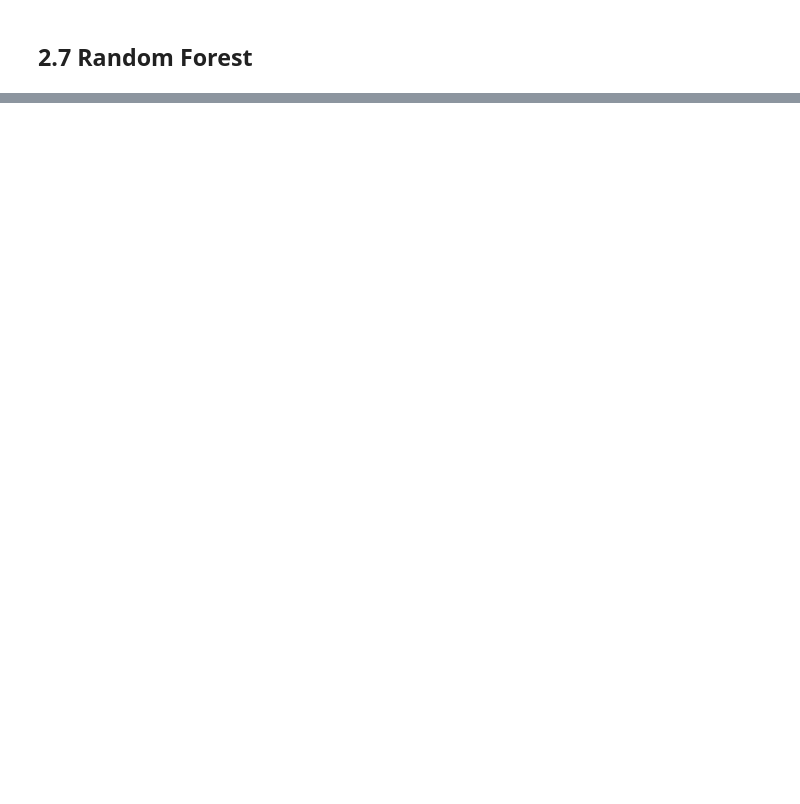
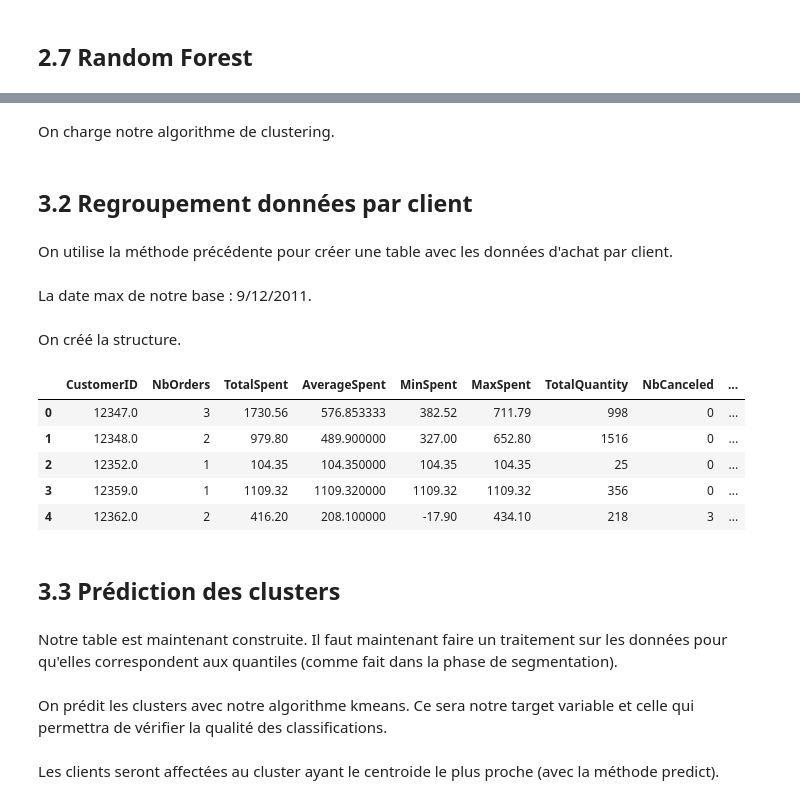
Before and after one commit to makboulhoussen/projet5, a Jupyter notebook: CustomerClassification.ipynb, the cells around one changed output, grey strips where cells are left out. Cells and saved outputs as stored; diff of their text form; code cells hidden in the pictures; blank space fills up the shorter version.

```diff
--- a/CustomerClassification.ipynb
+++ b/CustomerClassification.ipynb
@@ -303,0 +373,4 @@ Precision: 96.89 %
+# %%
+test_orders = pd.read_csv('test_orders.csv')
+test_orders['InvoiceDate']=pd.to_datetime(test_orders['InvoiceDate'])
+test_orders.head()
@@ -303,0 +384,2 @@ Precision: 96.89 %
+# %% [markdown]
+On charge notre algorithme de clustering.
@@ -303,0 +389,4 @@ Precision: 96.89 %
+# %% [markdown]
+## 3.2 Regroupement données par client
+# %% [markdown]
+On utilise la méthode précédente pour créer une table avec les données d'achat par client.
@@ -303,0 +438,21 @@ Precision: 96.89 %
+# %% [markdown]
+La date max de notre base : 9/12/2011.
+# %%
+max_date = dt.datetime(2011, 12, 9, 0, 0)
+# %% [markdown]
+On créé la structure.
+# %%
+test_customers_data = createDataStructureByCustomer(test_orders, max_date)
+# %%
+test_customers_data.head()
+# %% [output]
+|  | CustomerID | NbOrders | TotalSpent | AverageSpent | MinSpent | MaxSpent | TotalQuantity | NbCanceled | ... |
+| 0 | 12347.0 | 3 | 1730.56 | 576.853333 | 382.52 | 711.79 | 998 | 0 | ... |
+| 1 | 12348.0 | 2 | 979.80 | 489.900000 | 327.00 | 652.80 | 1516 | 0 | ... |
+| 2 | 12352.0 | 1 | 104.35 | 104.350000 | 104.35 | 104.35 | 25 | 0 | ... |
+| 3 | 12359.0 | 1 | 1109.32 | 1109.320000 | 1109.32 | 1109.32 | 356 | 0 | ... |
+| 4 | 12362.0 | 2 | 416.20 | 208.100000 | -17.90 | 434.10 | 218 | 3 | ... |
+# %% [markdown]
+## 3.3 Prédiction des clusters
+# %% [markdown]
+Notre table est maintenant construite. Il faut maintenant faire un traitement sur les données pour qu'elles correspondent aux quantiles (comme fait dans la phase de segmentation).
@@ -303,0 +461,4 @@ Precision: 96.89 %
+# %% [markdown]
+On prédit les clusters avec notre algorithme kmeans. Ce sera notre target variable et celle qui permettra de vérifier la qualité des classifications.
+# %% [markdown]
+Les clients seront affectées au cluster ayant le centroide le plus proche (avec la méthode predict).
```
Also changed, not shown: parts of 73 cells of this notebook, 1 other file.
